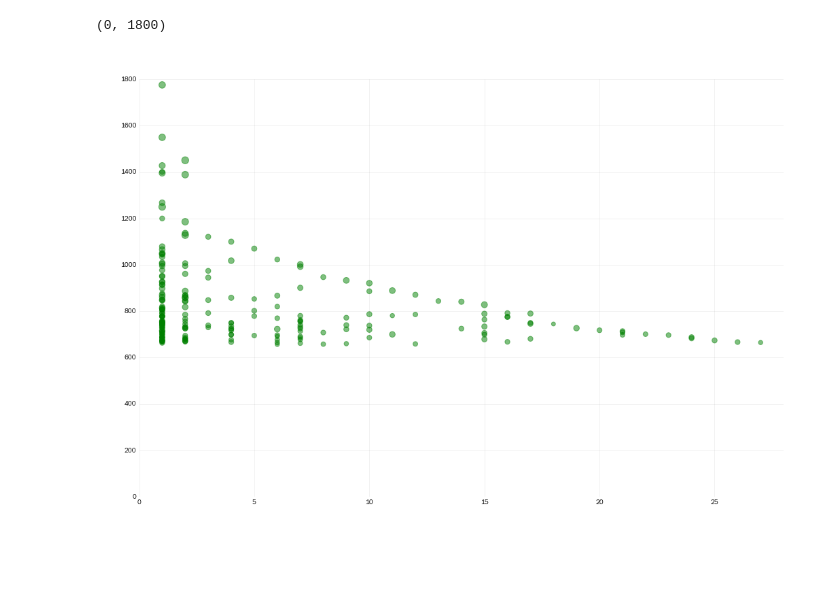
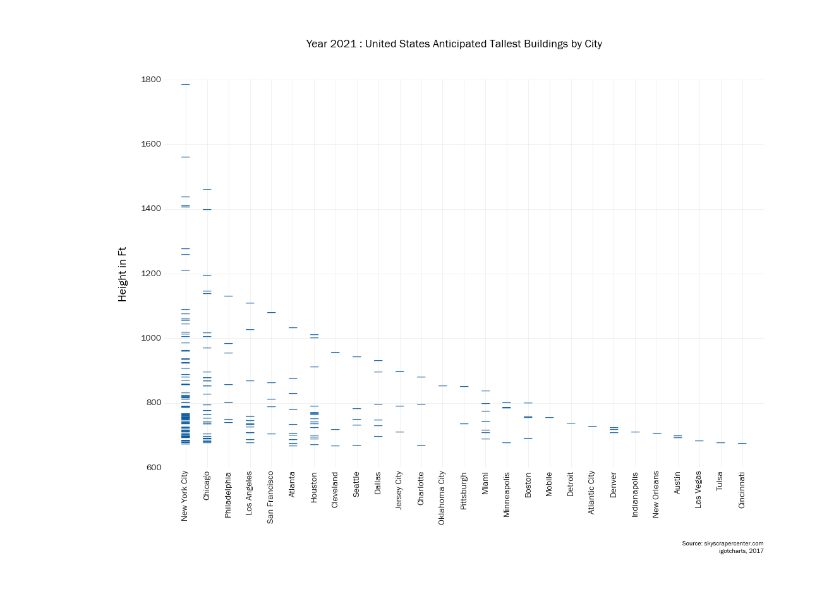
Before and after one commit to igotcharts/charts_and_more_charts, a Jupyter notebook: notebooks/Skyscrapers.ipynb, the cells around one changed output. Saved outputs shown, nothing was run; the diff lists cells and outputs as text; code cells hidden in the pictures; blank space fills up the shorter version.

Commit message:
initial draft of tallest bldg chart

```diff
--- a/notebooks/Skyscrapers.ipynb
+++ b/notebooks/Skyscrapers.ipynb
@@ -8,14 +8,3 @@ os.chdir(data)
 # %%
 skyscraper = pd.read_csv('US_skyscraper.csv') #pull in data
 skyscraper['City_Recode'] = function_list.numeric_code(skyscraper,'City') #recode City to numeric value
-# %%
-#graphic
-
-fig = figure(figsize=(17,11))
-ax = fig.add_subplot(111)
-plt.scatter(x=skyscraper['City_Recode'],y=skyscraper['Height (ft)'],s=skyscraper['Floors'],alpha=.5,color='green')
-ax.set_xlim(0,28)
-ax.set_ylim(0,1800)
-# %% [output]
-(0, 1800)
-[figure, removed]
@@ -25,0 +13,41 @@ ax.set_ylim(0,1800)
+# %%
+#set transparency variable
+a=.9
+
+#add figure, axis
+fig = figure(figsize=(17,11))
+fig.suptitle('Year 2021 : United States Anticipated Tallest Buildings by City',fontsize=18)
+ax = fig.add_subplot(111)
+
+
+#text scatter with em dash
+
+for item in range(len(skyscraper)):
+    ax.text(skyscraper['City_Recode'][item],skyscraper['Height (ft)'][item],'\u2014',ha='center',alpha=.9,
+            color='#08589e',fontsize=20)
+#axis labels
+ax.set_ylabel('Height in Ft',fontsize=18,labelpad=20)
+
+#x-ticks
+ax.set_xticks([x for x in range(1,28)])
+ax.set_xticklabels(skyscraper['City'].unique(),rotation=90,fontsize=14,alpha=a)
+
+
+
+#limits
+ax.set_xlim(0,28)
+ax.set_ylim(600,1800)
+
+#yticks
+ax.set_yticklabels([int(x) for x in ax.get_yticks()],fontsize=14,alpha=a)
+
+#credits
+ax.text(1,-.2,'Source: skyscrapercenter.com',transform=ax.transAxes,ha='right')
+ax.text(1,-.22,'igotcharts, 2017',transform=ax.transAxes,ha='right')
+
+os.chdir(output)
+
+plt.savefig('tallest_us_2021',
+            bbox_inches = 'tight', dpi = 300, pad_inches = .5,edgecolor = '#ffffff',facecolor = '#ffffff')
+# %% [output]
+[figure, added]
```
Also changed, not shown: parts of 2 cells of this notebook, 1 other file.
